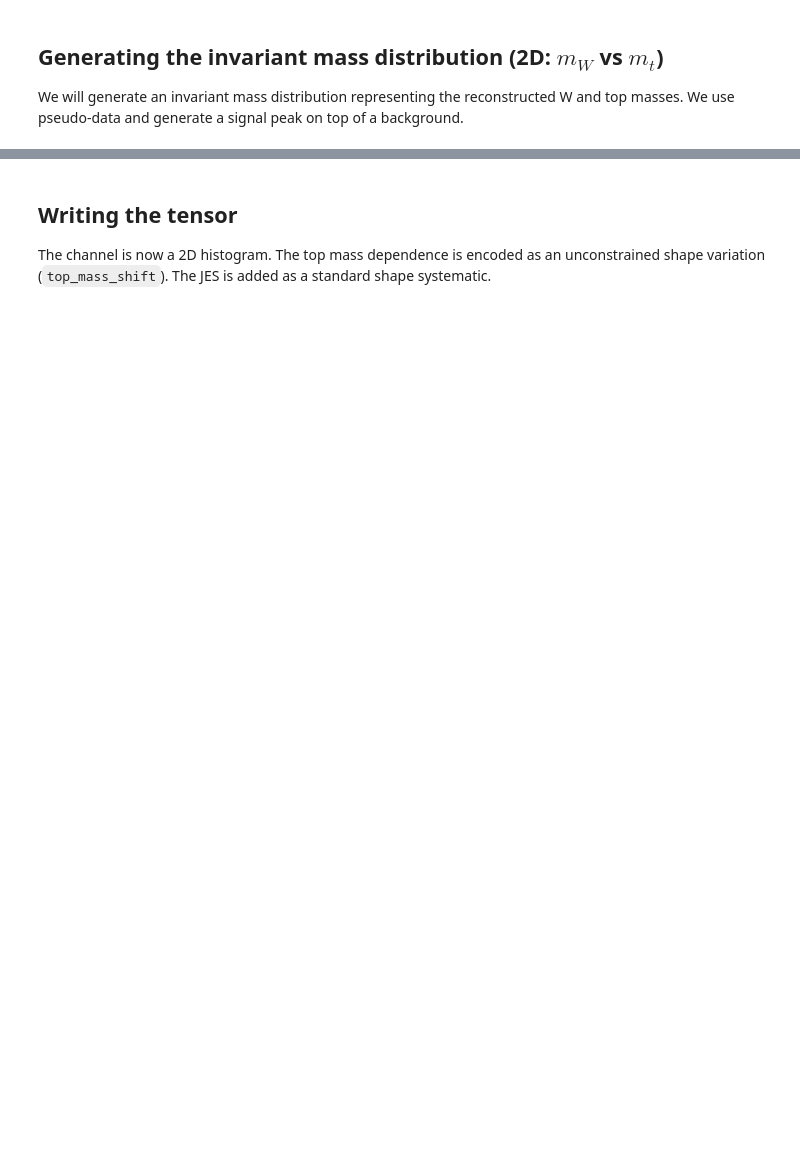
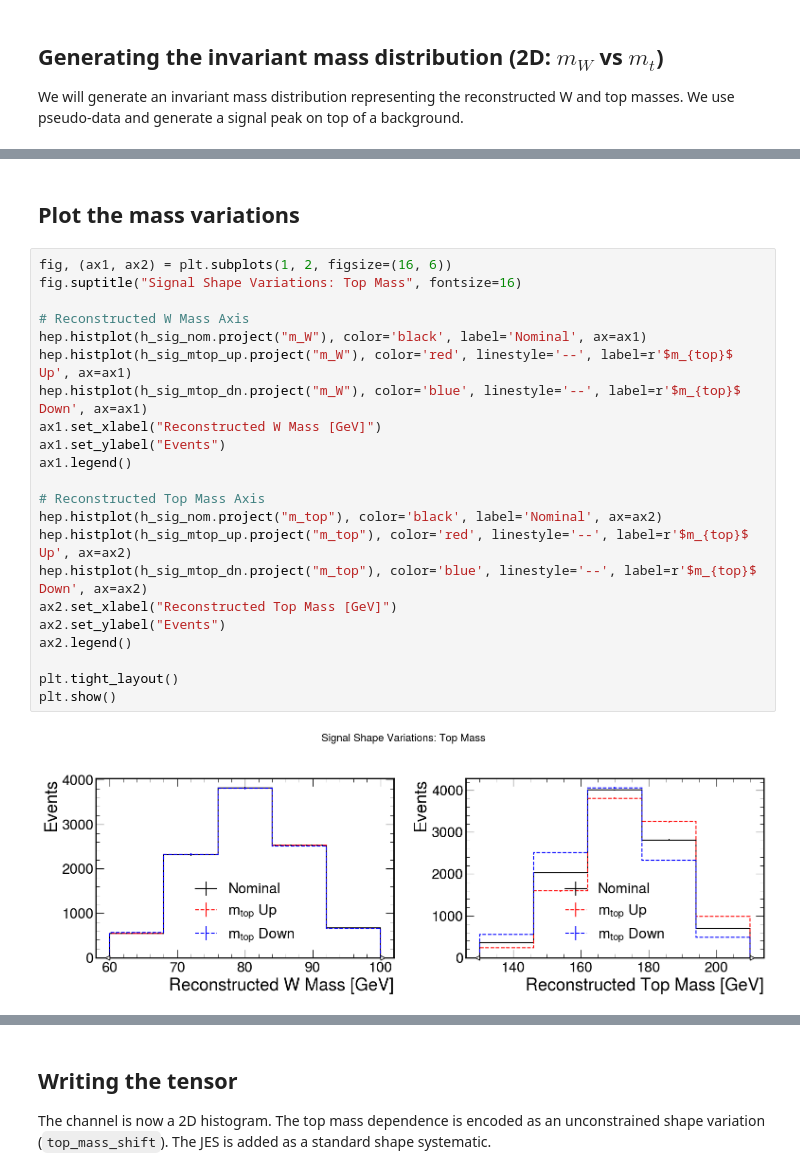
Before and after one commit to davidwalter2/rabbit, a Jupyter notebook: notebooks/tutorial_3_top_mass.ipynb, the cells around one changed output, grey strips where cells are left out. Cells and saved outputs as stored; diff of their text form; blank space fills up the shorter version.

```diff
--- a/notebooks/tutorial_3_top_mass.ipynb
+++ b/notebooks/tutorial_3_top_mass.ipynb
@@ -108,0 +170,26 @@ plt.show()
+# %% [markdown]
+## Plot the mass variations
+# %%
+fig, (ax1, ax2) = plt.subplots(1, 2, figsize=(16, 6))
+fig.suptitle("Signal Shape Variations: Top Mass", fontsize=16)
+
+# Reconstructed W Mass Axis
+hep.histplot(h_sig_nom.project("m_W"), color='black', label='Nominal', ax=ax1)
+hep.histplot(h_sig_mtop_up.project("m_W"), color='red', linestyle='--', label=r'$m_{top}$ Up', ax=ax1)
+hep.histplot(h_sig_mtop_dn.project("m_W"), color='blue', linestyle='--', label=r'$m_{top}$ Down', ax=ax1)
+ax1.set_xlabel("Reconstructed W Mass [GeV]")
+ax1.set_ylabel("Events")
+ax1.legend()
+
+# Reconstructed Top Mass Axis
+hep.histplot(h_sig_nom.project("m_top"), color='black', label='Nominal', ax=ax2)
+hep.histplot(h_sig_mtop_up.project("m_top"), color='red', linestyle='--', label=r'$m_{top}$ Up', ax=ax2)
+hep.histplot(h_sig_mtop_dn.project("m_top"), color='blue', linestyle='--', label=r'$m_{top}$ Down', ax=ax2)
+ax2.set_xlabel("Reconstructed Top Mass [GeV]")
+ax2.set_ylabel("Events")
+ax2.legend()
+
+plt.tight_layout()
+plt.show()
+# %% [output]
+[figure, added]
```
Also changed, not shown: parts of 23 cells of this notebook, 1 other file.
